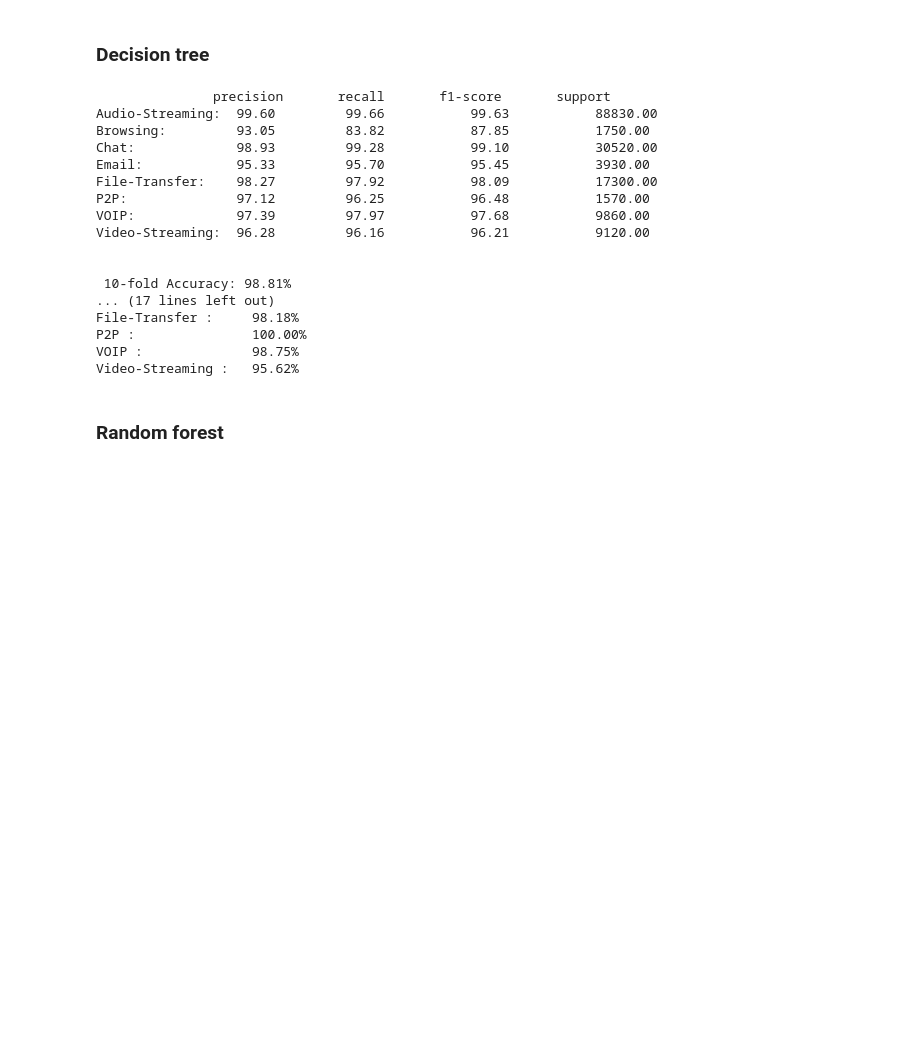
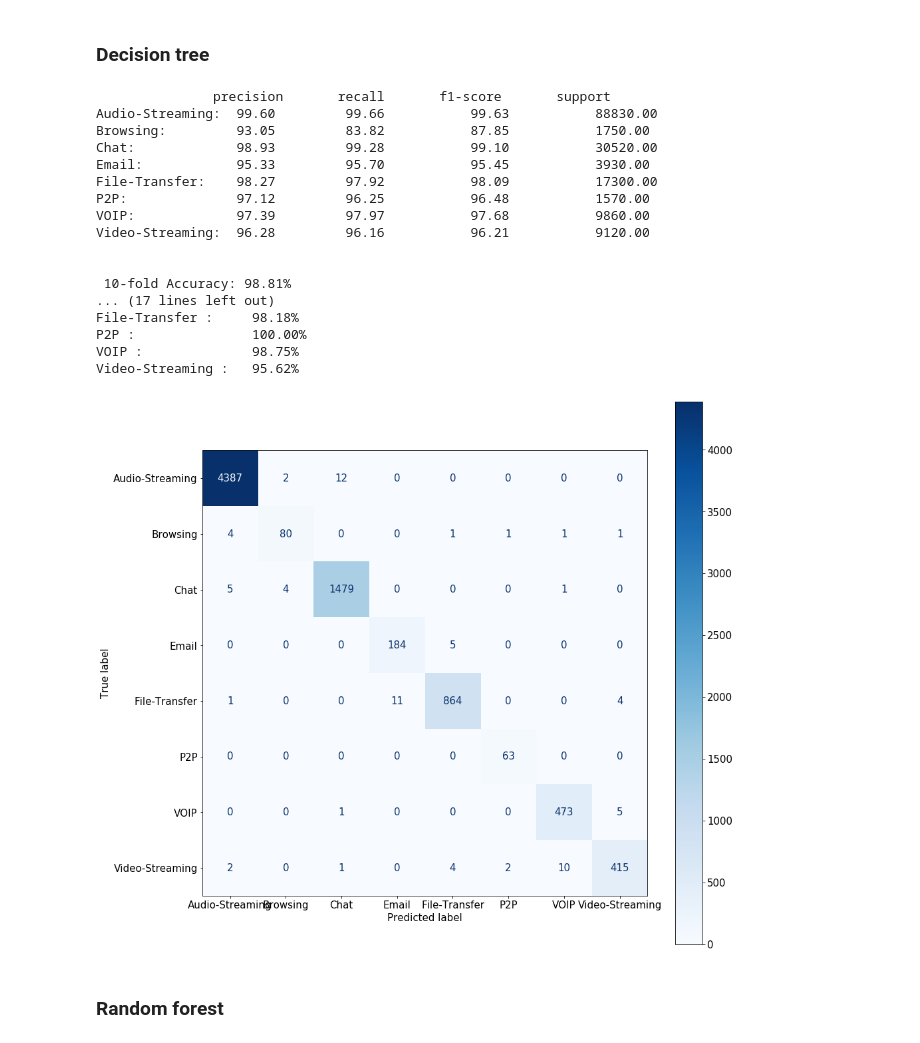
Before and after one commit to mateus558/Darknet-traffic-classification, a Jupyter notebook: Darknet.ipynb, the cells around one changed output. Cells and saved outputs as stored; diff of their text form; code cells hidden in the pictures; blank space fills up the shorter version.

Commit message:
Confusion matrix added to notebook.

```diff
--- a/Darknet.ipynb
+++ b/Darknet.ipynb
@@ -530,10 +531,13 @@ def show_confusion_matrix(model, X, y, labels):
     for i in range(conf.shape[0]):
         print(labels[i],":"," "*(n_spaces- len(labels[i])) ," %0.2f%%"%(conf[i,i]/np.sum(conf[i,:])*100))
 # %%
-def evaluate_model(model, X_train, y_train, X_test, y_test, labels, n_splits=10):
+def evaluate_model(model, X_train, y_train, X_test, y_test, labels, n_splits=10, figsize=(10,10)):
     kfold_report = kfold_validation(model, X_train, y_train, n_splits=n_splits)
     show_kfold_report(kfold_report, labels)
     show_confusion_matrix(model, X_test, y_test, labels)
+    fig, ax = plt.subplots(figsize=figsize)
+    plot_confusion_matrix(model, X_test, y_test, cmap=plt.cm.Blues, ax=ax)
+    plt.show()
     return kfold_report
 # %% [markdown]
 ## Benign vs Darknet classification
@@ -592,26 +598,27 @@ columns1 = model_samples_l1.columns.tolist()
 # %% [markdown]
 ### Decision tree
 # %%
-model = DecisionTreeClassifier(random_state=random_state)
-report1 = evaluate_model(model, X1_train, y1_train, X1_test, y1_test, labels1)
+model1 = DecisionTreeClassifier(random_state=random_state)
+report1 = evaluate_model(model1, X1_train, y1_train, X1_test, y1_test, labels1, figsize=(15,15))
 # %% [output]
                precision       recall       f1-score       support
 Audio-Streaming:  99.60         99.66           99.63           88830.00
 Browsing:         93.05         83.82           87.85           1750.00
 Chat:             98.93         99.28           99.10           30520.00
 Email:            95.33         95.70           95.45           3930.00
 File-Transfer:    98.27         97.92           98.09           17300.00
 P2P:              97.12         96.25           96.48           1570.00
 VOIP:             97.39         97.97           97.68           9860.00
 Video-Streaming:  96.28         96.16           96.21           9120.00
 
 
  10-fold Accuracy: 98.81%
 ... (17 lines left out)
 File-Transfer :     98.18%
 P2P :               100.00%
 VOIP :              98.75%
 Video-Streaming :   95.62%
+[figure, added]
 # %% [markdown]
 ### Random forest
 # %%
```
Also changed, not shown: parts of 11 cells of this notebook, 2 other files.
